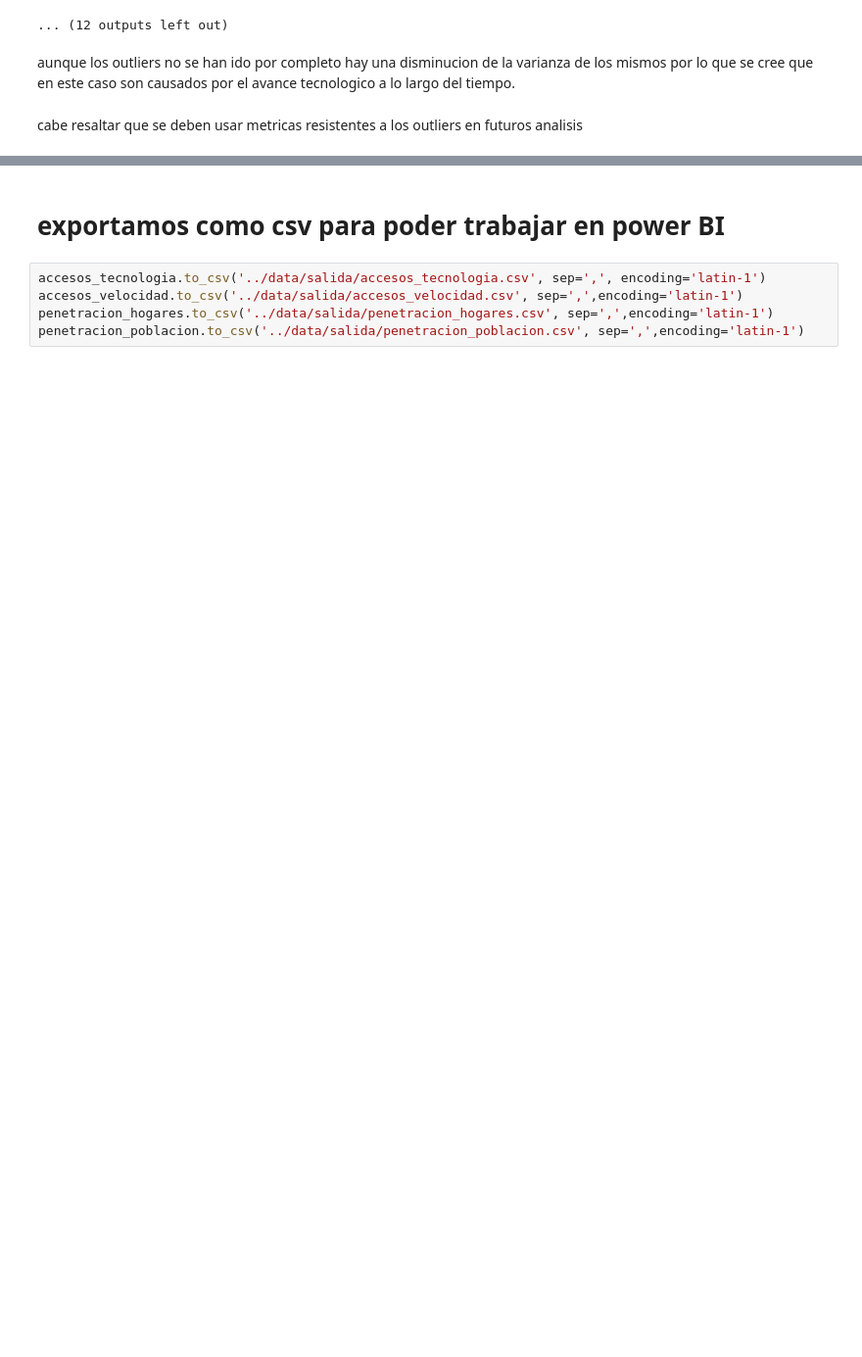
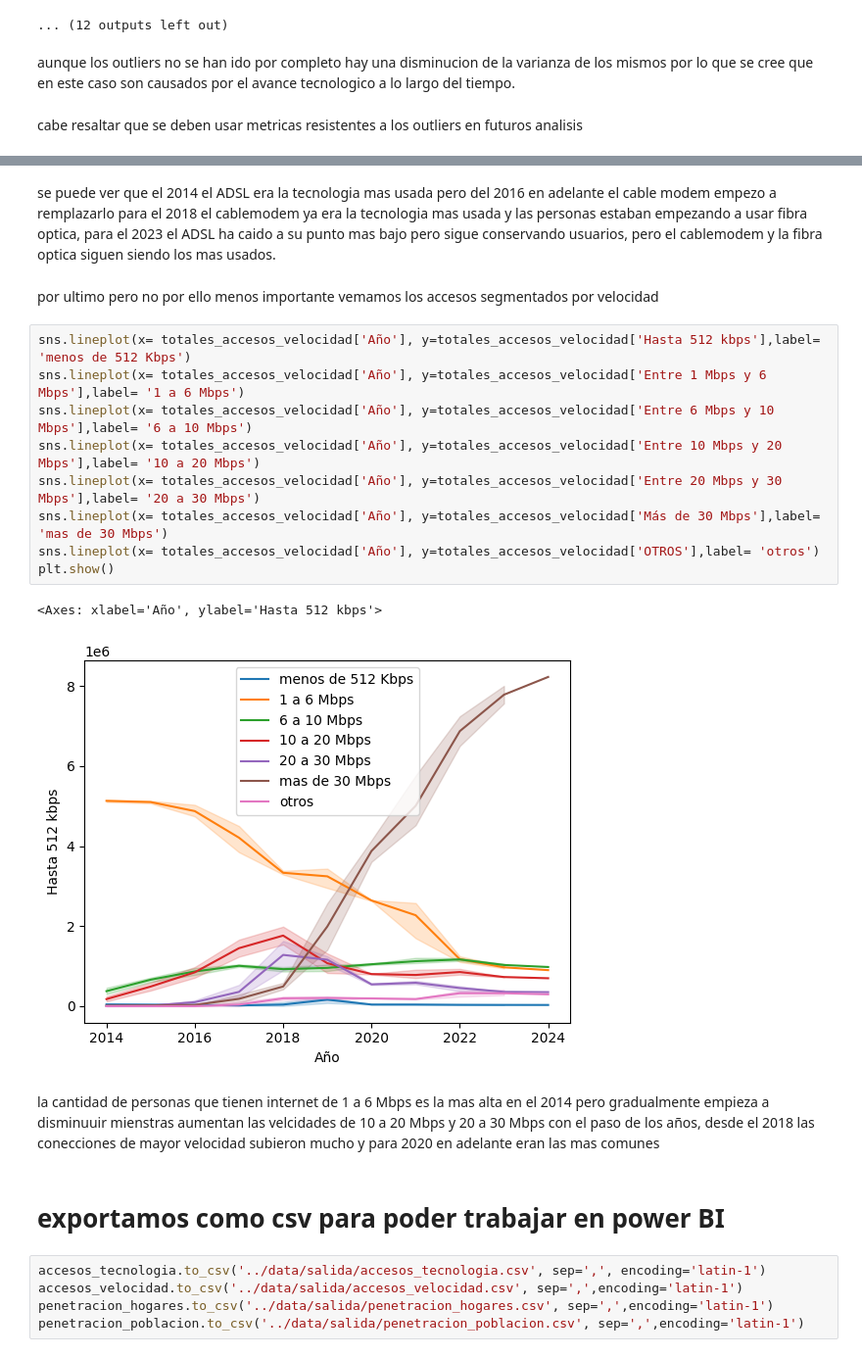
Before and after one commit to Miguel-David-Llanos-Lopez/PI-2-henry, a Jupyter notebook: notebooks/EDA.ipynb, the cells around one changed output, grey strips where cells are left out. Shown at 98% size. Drawn from its saved outputs; the diff is of its cells as text; blank space fills up the shorter version.

```diff
--- a/notebooks/EDA.ipynb
+++ b/notebooks/EDA.ipynb
@@ -182,3 +207,21 @@ cabe resaltar que se deben usar metricas resistentes a los outliers en futuros a
+# %% [markdown]
+se puede ver que el 2014 el ADSL era la tecnologia mas usada pero del 2016 en adelante el cable modem empezo a remplazarlo para el 2018 el cablemodem ya era la tecnologia mas usada y las personas estaban empezando a usar fibra optica, para el 2023 el ADSL ha caido a su punto mas bajo pero sigue conservando usuarios, pero el cablemodem y la fibra optica siguen siendo los mas usados.
+# %% [markdown]
+por ultimo pero no por ello menos importante vemamos los accesos segmentados por velocidad
+# %%
+sns.lineplot(x= totales_accesos_velocidad['Año'], y=totales_accesos_velocidad['Hasta 512 kbps'],label= 'menos de 512 Kbps')
+sns.lineplot(x= totales_accesos_velocidad['Año'], y=totales_accesos_velocidad['Entre 1 Mbps y 6 Mbps'],label= '1 a 6 Mbps')
+sns.lineplot(x= totales_accesos_velocidad['Año'], y=totales_accesos_velocidad['Entre 6 Mbps y 10 Mbps'],label= '6 a 10 Mbps')
+sns.lineplot(x= totales_accesos_velocidad['Año'], y=totales_accesos_velocidad['Entre 10 Mbps y 20 Mbps'],label= '10 a 20 Mbps')
+sns.lineplot(x= totales_accesos_velocidad['Año'], y=totales_accesos_velocidad['Entre 20 Mbps y 30 Mbps'],label= '20 a 30 Mbps')
+sns.lineplot(x= totales_accesos_velocidad['Año'], y=totales_accesos_velocidad['Más de 30 Mbps'],label= 'mas de 30 Mbps')
+sns.lineplot(x= totales_accesos_velocidad['Año'], y=totales_accesos_velocidad['OTROS'],label= 'otros')
+plt.show()
+# %% [output]
+<Axes: xlabel='Año', ylabel='Hasta 512 kbps'>
+[figure, added]
+# %% [markdown]
+la cantidad de personas que tienen internet de 1 a 6 Mbps es la mas alta en el 2014 pero gradualmente empieza a disminuuir mienstras aumentan las velcidades de 10 a 20 Mbps y 20 a 30 Mbps con el paso de los años, desde el 2018 las conecciones de mayor velocidad subieron mucho y para 2020 en adelante eran las mas comunes
 # %% [markdown]
 # exportamos como csv para poder trabajar en power BI
 # %%
```
Also changed, not shown: parts of 8 cells of this notebook, 2 other files.
